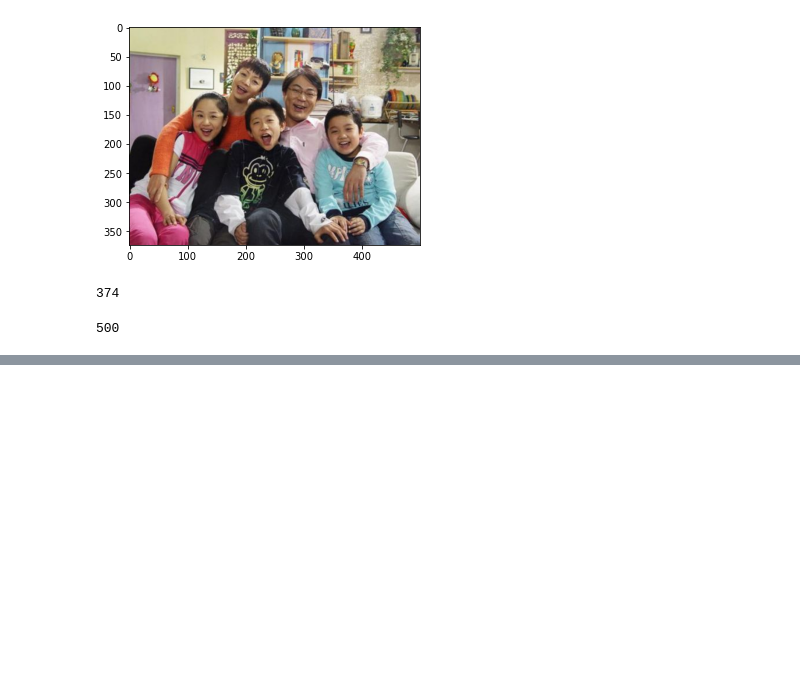
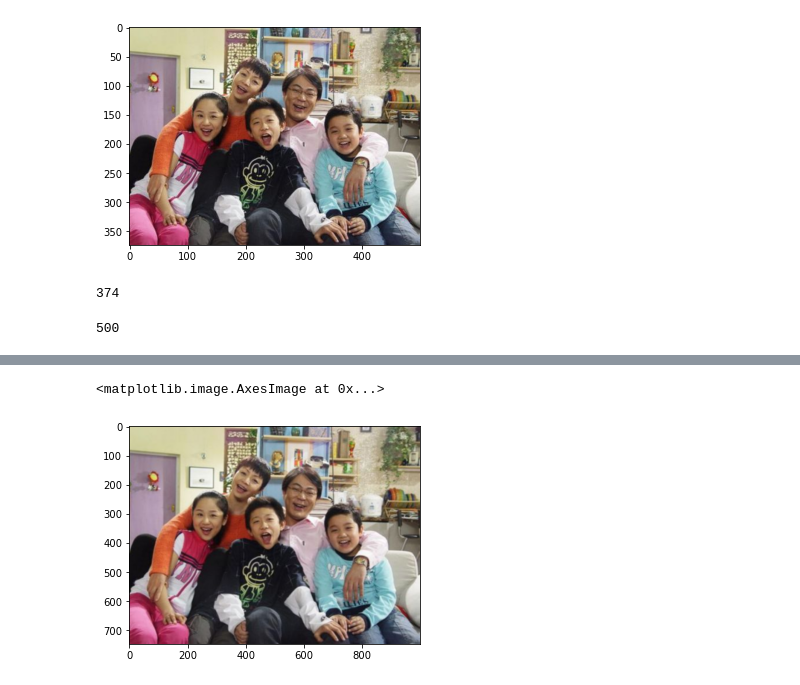
Before and after one commit to PlutoCtx/heima-OpenCV, a Jupyter notebook: 05几何变换.ipynb, the cells around one changed output, grey strips where cells are left out. Drawn from its saved outputs; the diff is of its cells as text; code cells hidden in the pictures; blank space fills up the shorter version.

```diff
--- a/05几何变换.ipynb
+++ b/05几何变换.ipynb
@@ -67,0 +126,7 @@ plt.imshow(res2[:, :, ::-1])
+# %%
+imgup = cv.pyrUp(kids)
+# %%
+plt.imshow(imgup[:, :, ::-1])
+# %% [output]
+<matplotlib.image.AxesImage at 0x...>
+[figure, added]
```
Also changed, not shown: parts of 27 cells of this notebook, 1 other file.
